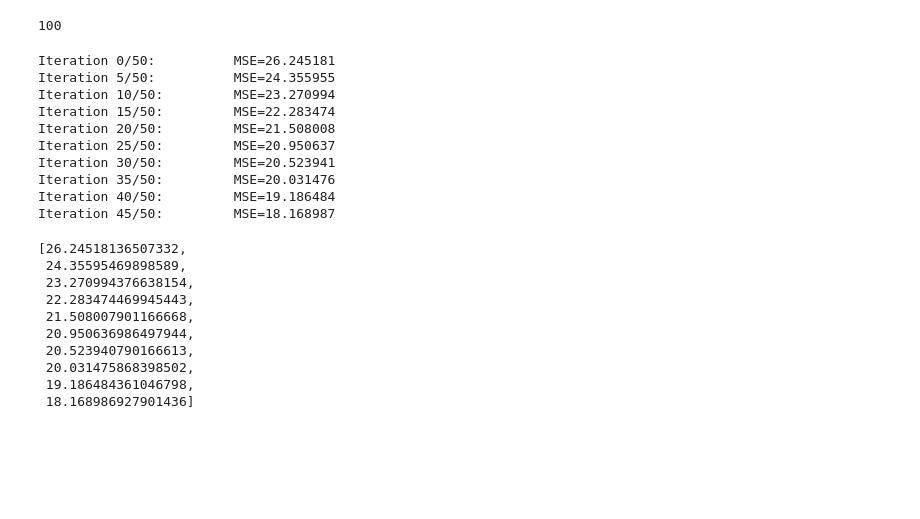
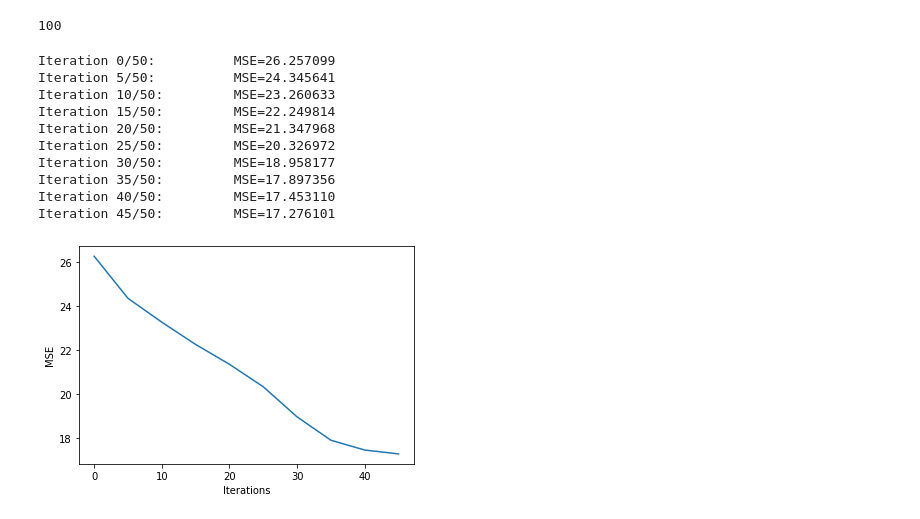
Before and after one commit to DharmikPatel916/CE888, a Jupyter notebook: Praticals/Week 4/my_recommender.ipynb, the cells around one changed output. Saved outputs shown, nothing was run; the diff lists cells and outputs as text; code cells hidden in the pictures; blank space fills up the shorter version.

```diff
--- a/Praticals/Week 4/my_recommender.ipynb
+++ b/Praticals/Week 4/my_recommender.ipynb
@@ -26,5 +26,6 @@ print(len(df))
 # %% [output]
 24983
 # %%
-orig_df= df
-df = df.replace(to_replace=99, value= np.nan)
+# replace 99 value to NaN
+df_jokes = df_jokes.replace(to_replace=99, value= np.nan)
+df_jokes.head()
@@ -51,0 +40,3 @@ df.head()
+# %%
+df_jokes = df_jokes.drop(columns=['JokeCount'])
+df_jokes.head()
@@ -79,11 +79,6 @@ Joke no 57 has worst rating
 # %%
-arr= df.values
+arr= df_jokes.values
 # %%
-#rated = np.where(arr!=np.nan)
-#print(len(rated[0]), rated[1].shape)
-
-rated = np.where(~np.isnan(arr))
-print(len(rated[0]), rated[1].shape)
-
-## rated[0] is the indices for rows and rated[1] is the indices of columns
+rated = np.where(arr!=99)
+print(len(rated[0]), rated[1].shape) ## rated[0] is the indices for rows and rated[1] is the indices of columns
 # %% [output]
@@ -190,28 +177,24 @@ def sgd(iterations):
     return mse_history
 # %%
 num_iter = 50
-sgd(num_iter)  # Note how the MSE decreases with the number of iterations
+hist = sgd(num_iter) # Note MSE decreases with the number of iterations
+plt.figure()
+plt.plot(np.arange(0 , num_iter, 5), hist)
+plt.xlabel("Iterations")
+plt.ylabel("MSE")
+plt.show()
 # %% [output]
-Iteration 0/50:          MSE=26.245181
-Iteration 5/50:          MSE=24.355955
-Iteration 10/50:         MSE=23.270994
-Iteration 15/50:         MSE=22.283474
-Iteration 20/50:         MSE=21.508008
-Iteration 25/50:         MSE=20.950637
-Iteration 30/50:         MSE=20.523941
-Iteration 35/50:         MSE=20.031476
-Iteration 40/50:         MSE=19.186484
-Iteration 45/50:         MSE=18.168987
+Iteration 0/50:          MSE=26.257099
+Iteration 5/50:          MSE=24.345641
+Iteration 10/50:         MSE=23.260633
+Iteration 15/50:         MSE=22.249814
+Iteration 20/50:         MSE=21.347968
+Iteration 25/50:         MSE=20.326972
+Iteration 30/50:         MSE=18.958177
+Iteration 35/50:         MSE=17.897356
+Iteration 40/50:         MSE=17.453110
+Iteration 45/50:         MSE=17.276101
-[26.24518136507332,
- 24.35595469898589,
- 23.270994376638154,
- 22.283474469945443,
- 21.508007901166668,
- 20.950636986497944,
- 20.523940790166613,
- 20.031475868398502,
- 19.186484361046798,
- 18.168986927901436]
+[figure, added]
 # %%
 predictions = latent_user_preferences.dot(latent_item_features.T)
 predictions
```
Also changed, not shown: parts of 43 cells of this notebook.
